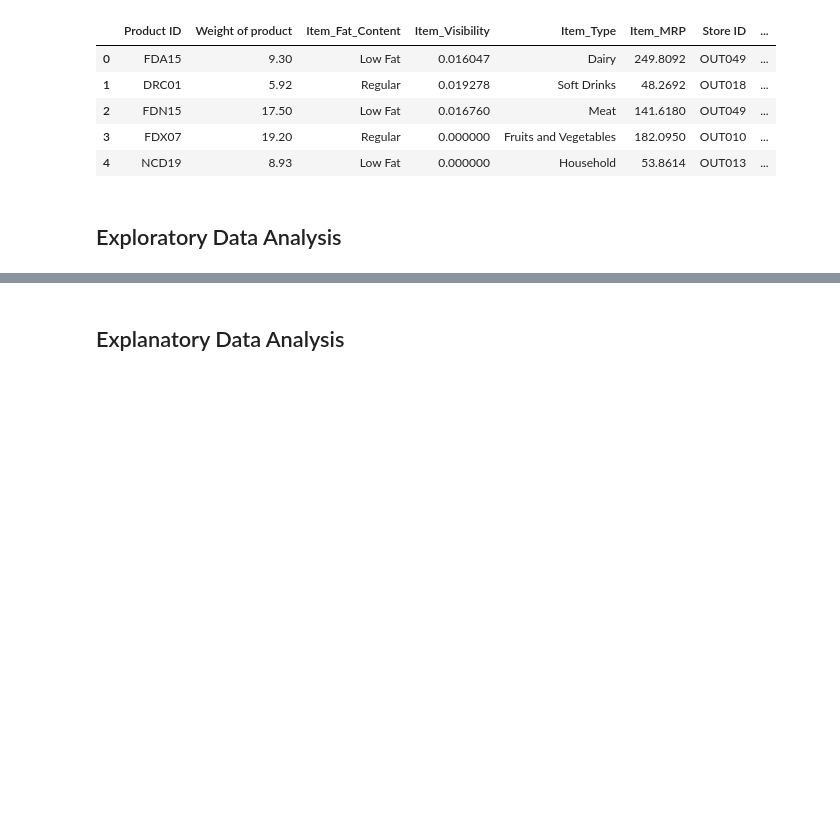
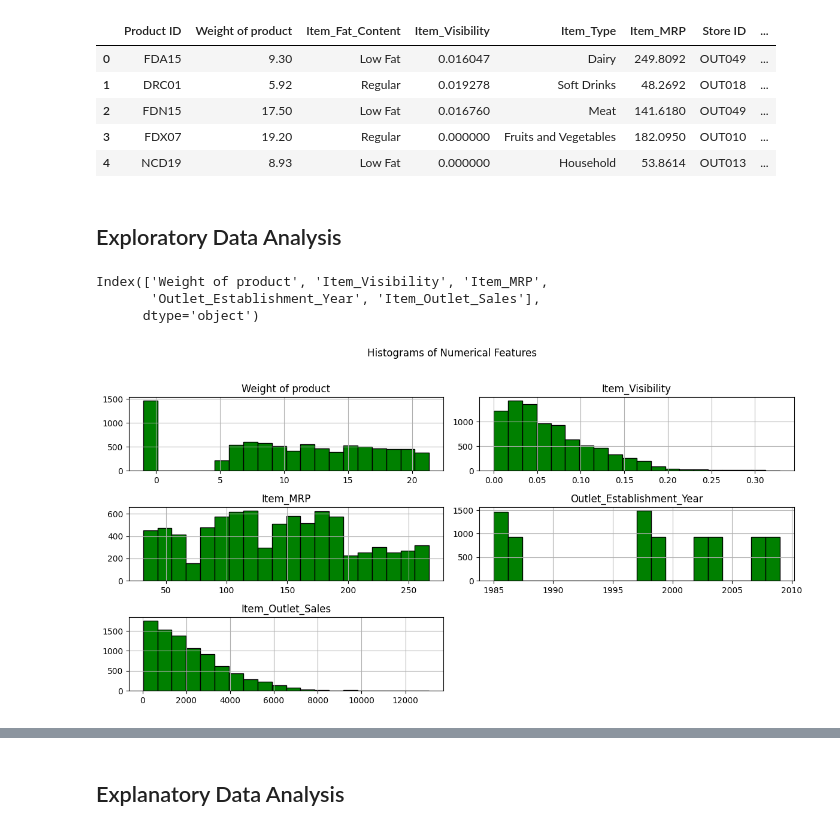
Before and after one commit to Shaunnero/Prediction_of_Product-Sales, a Jupyter notebook: Prediction of Product Sales.ipynb, the cells around one changed output, grey strips where cells are left out. Cells and saved outputs as stored; diff of their text form; code cells hidden in the pictures; blank space fills up the shorter version.

```diff
--- a/Prediction of Product Sales.ipynb
+++ b/Prediction of Product Sales.ipynb
@@ -274,3 +275,10 @@ df.head()
 | 4 | NCD19 | 8.93 | Low Fat | 0.000000 | Household | 53.8614 | OUT013 | ... |
 # %% [markdown]
 ## Exploratory Data Analysis
+# %%
+num_cols = df.select_dtypes('number').columns
+num_cols
+# %% [output]
+Index(['Weight of product', 'Item_Visibility', 'Item_MRP',
+       'Outlet_Establishment_Year', 'Item_Outlet_Sales'],
+      dtype='object')
@@ -276,0 +290,6 @@ df.head()
+# %%
+df[num_cols].hist(bins=20, figsize=(12, 6), color='green', edgecolor='black')
+plt.suptitle('Histograms of Numerical Features', y=1.02)
+plt.tight_layout()
+# %% [output]
+[figure, added]
```
Also changed, not shown: parts of 9 cells of this notebook.
